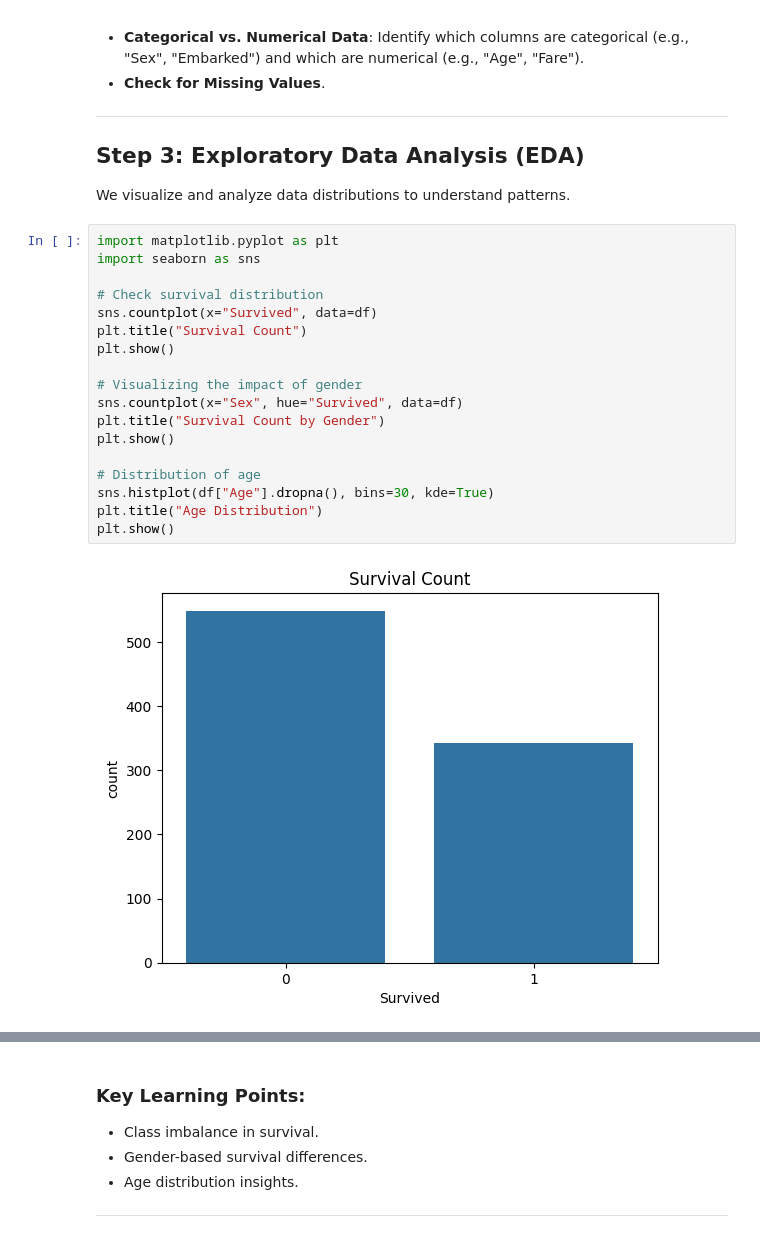
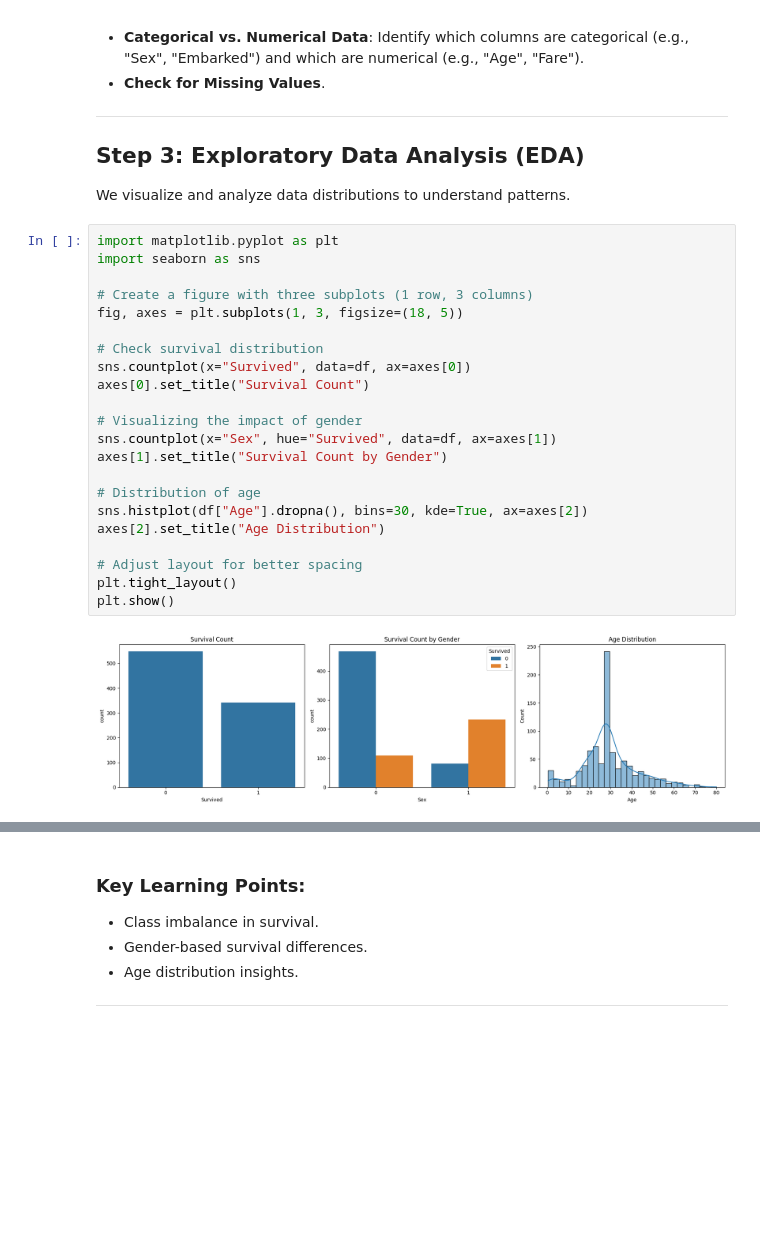
Before and after one commit to Kaveh8/ml_teaching_material, a Jupyter notebook: Logistic Regression/logistic_regression.ipynb, the cells around one changed output, grey strips where cells are left out. Drawn from its saved outputs; the diff is of its cells as text; blank space fills up the shorter version.

```diff
--- a/Logistic Regression/logistic_regression.ipynb
+++ b/Logistic Regression/logistic_regression.ipynb
@@ -72,20 +72,24 @@ We visualize and analyze data distributions to understand patterns.
 # %%
 import matplotlib.pyplot as plt
 import seaborn as sns
 
+# Create a figure with three subplots (1 row, 3 columns)
+fig, axes = plt.subplots(1, 3, figsize=(18, 5))
+
 # Check survival distribution
-sns.countplot(x="Survived", data=df)
-plt.title("Survival Count")
-plt.show()
+sns.countplot(x="Survived", data=df, ax=axes[0])
+axes[0].set_title("Survival Count")
 
 # Visualizing the impact of gender
-sns.countplot(x="Sex", hue="Survived", data=df)
-plt.title("Survival Count by Gender")
-plt.show()
+sns.countplot(x="Sex", hue="Survived", data=df, ax=axes[1])
+axes[1].set_title("Survival Count by Gender")
 
 # Distribution of age
-sns.histplot(df["Age"].dropna(), bins=30, kde=True)
-plt.title("Age Distribution")
+sns.histplot(df["Age"].dropna(), bins=30, kde=True, ax=axes[2])
+axes[2].set_title("Age Distribution")
+
+# Adjust layout for better spacing
+plt.tight_layout()
 plt.show()
 # %% [output]
-[figure, old version]
+[figure, new version]
```
Also changed, not shown: parts of 3 cells of this notebook.
